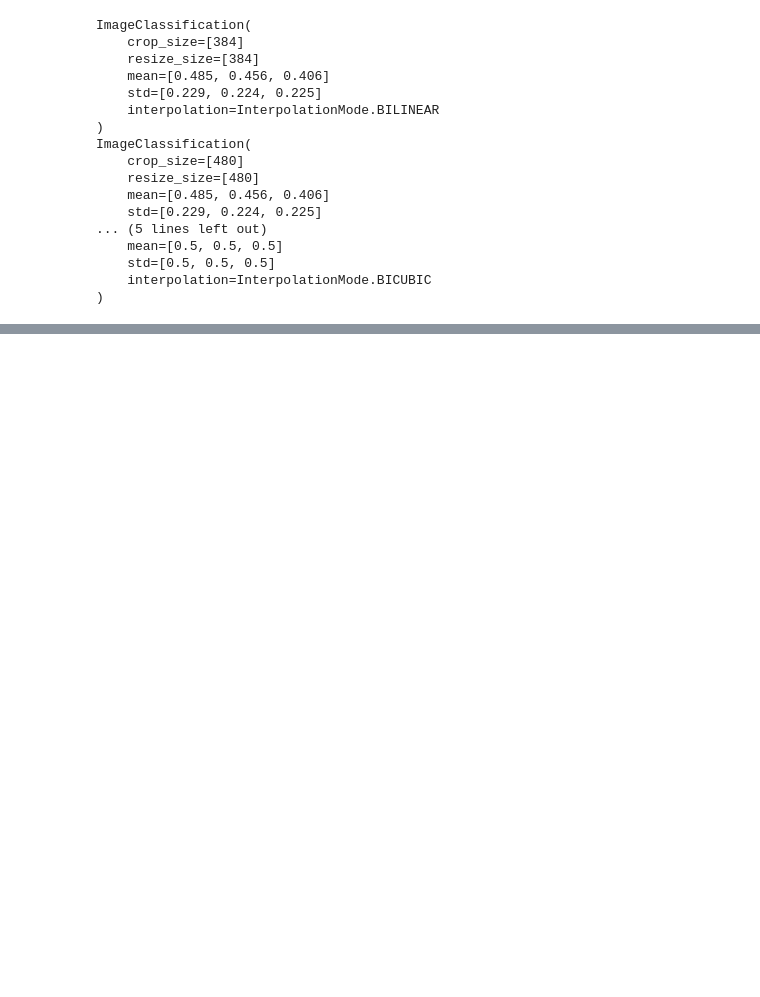
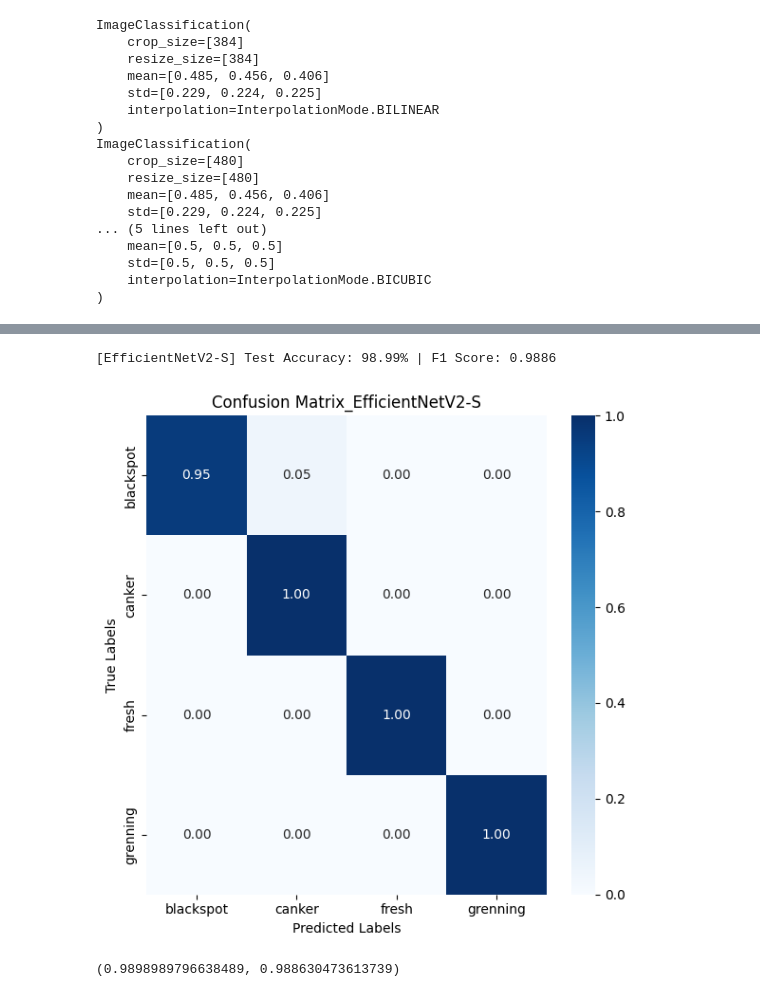
Before and after one commit to moosunny/EfficientNetV2_CAM, a Jupyter notebook: EfficientNetV2_Classification.ipynb, the cells around one changed output, grey strips where cells are left out. Cells and saved outputs as stored; diff of their text form; code cells hidden in the pictures; blank space fills up the shorter version.

```diff
--- a/EfficientNetV2_Classification.ipynb
+++ b/EfficientNetV2_Classification.ipynb
@@ -332,6 +362,10 @@ def train_model(model, train_loader, val_loader, optimizer, criterion, device, n
     plt.tight_layout()
     plt.show()
 # %%
+from sklearn.metrics import confusion_matrix
+import seaborn as sns
+
+# 🔹 시각화를 위한 헬퍼 함수
 def plot_confusion_matrix(preds, labels, class_names, normalize=False):
     cm = confusion_matrix(labels.cpu(), preds.cpu(), normalize='true' if normalize else None)
     fig, ax = plt.subplots(figsize=(6, 6))
@@ -343,7 +377,8 @@ def plot_confusion_matrix(preds, labels, class_names, normalize=False):
     plt.tight_layout()
     return fig
 
-def evaluate_model(model, dataloader, num_classes, device, class_names=None, model_name=""):
+# 🔹 평가 함수
+def evaluate_model(model, dataloader, num_classes, device, model_name=""):
     model.eval()
     accuracy = Accuracy(task="multiclass", num_classes=num_classes).to(device)
     f1 = F1Score(task="multiclass", num_classes=num_classes, average="macro").to(device)
@@ -370,9 +405,10 @@ def evaluate_model(model, dataloader, num_classes, device, class_names=None, mod
 
     print(f"[{model_name}] Test Accuracy: {acc_value * 100:.2f}% | F1 Score: {f1_value:.4f}")
 
-    # ✅ Confusion Matrix 시각화
-    if class_names is not None:
-        fig = plot_confusion_matrix(all_preds, all_labels, class_names, normalize=True)
-        plt.show()
+    # ✅ 고정된 클래스 이름으로 confusion matrix 시각화
+    class_names = ['blackspot', 'canker', 'fresh', 'grenning']
+    fig = plot_confusion_matrix(all_preds, all_labels, class_names, normalize=True)
+    plt.title(f"Confusion Matrix_{model_name}")
+    plt.show()
 
     return acc_value, f1_value
@@ -424,0 +519,6 @@ train_model(
+# %%
+evaluate_model(model = model_s, dataloader=test_loader_model_s, num_classes=NUM_CLASSES, device=device, model_name="EfficientNetV2-S")
+# %% [output]
+[EfficientNetV2-S] Test Accuracy: 98.99% | F1 Score: 0.9886
+[figure, added]
+(0.9898989796638489, 0.988630473613739)
```
Also changed, not shown: parts of 15 cells of this notebook.
